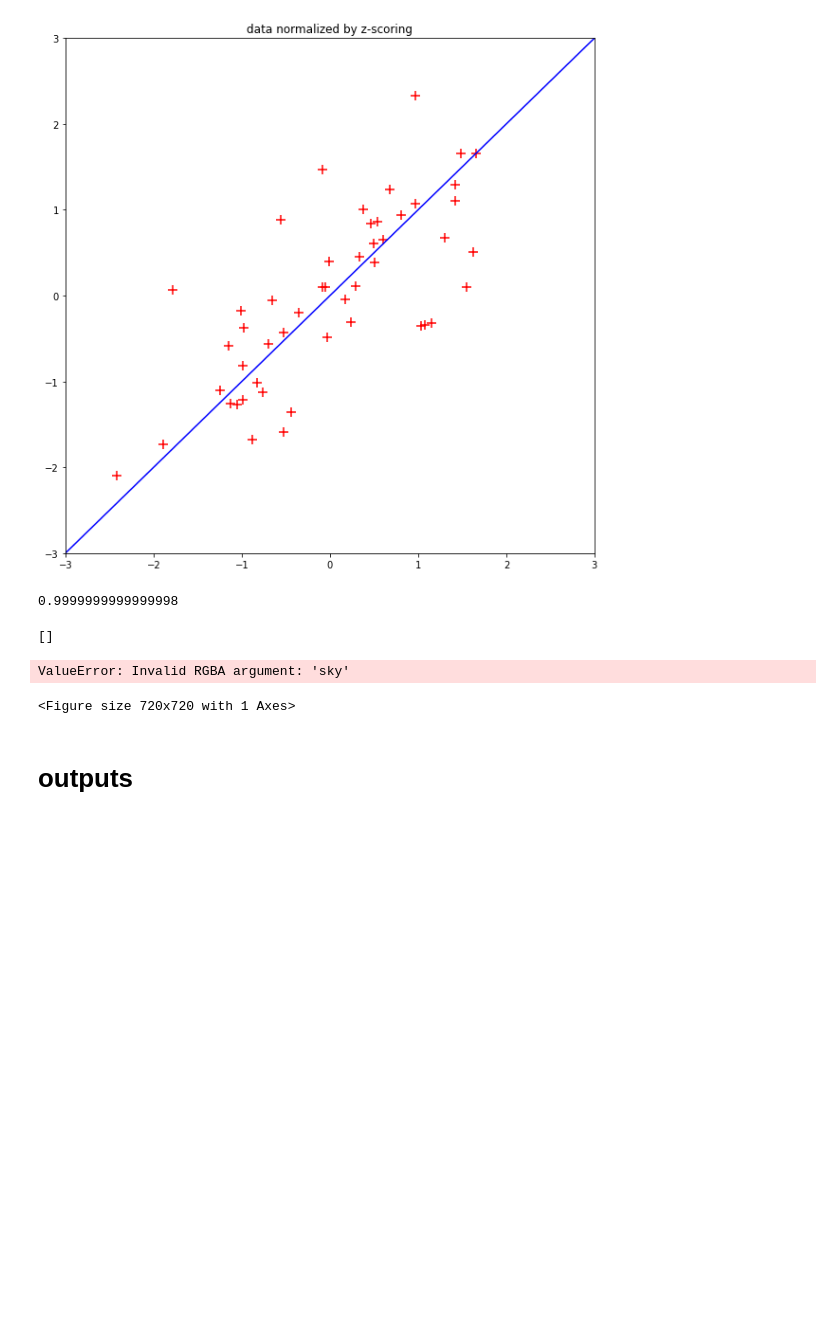
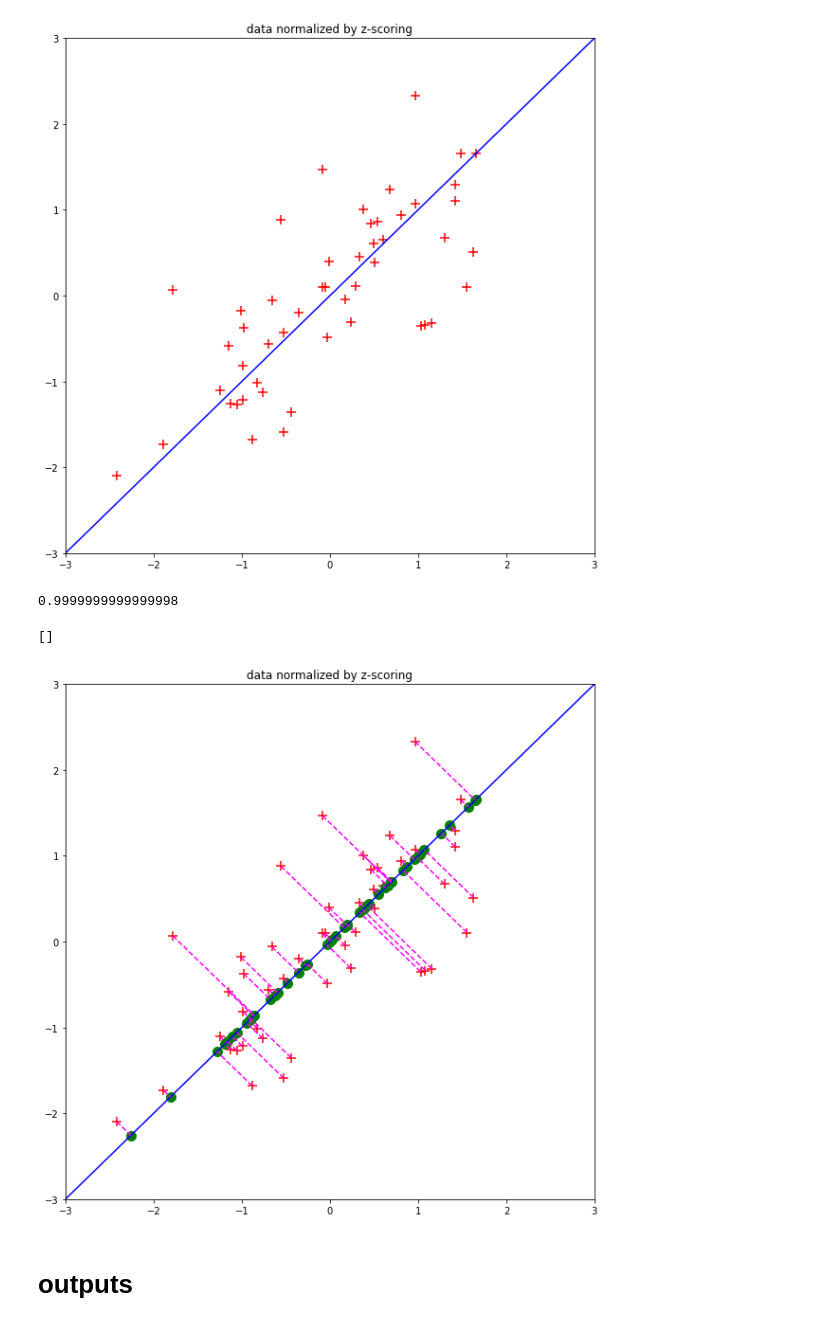
Before and after one commit to ehehehe95/Implementing-Basic-ML-techniques, a Jupyter notebook: 8/assignment-08.ipynb, the cells around one changed output. Saved outputs shown, nothing was run; the diff lists cells and outputs as text; code cells hidden in the pictures; blank space fills up the shorter version.

```diff
--- a/8/assignment-08.ipynb
+++ b/8/assignment-08.ipynb
@@ -108,19 +108,18 @@ projected_first = compute_projection(z,first)
 # %%
 
 plt.figure(1,figsize=(10,10))
 plt.xlim((-3,3))
 plt.ylim((-3,3))
 plt.scatter(xn,yn,c="red",marker="+",s=100)
 plt.plot(x_axis,x_axis*principle_axis[0,0]/principle_axis[1,0],c="blue")
 plt.scatter(projected_first[:,0],projected_first[:,1],c="green",s=100)
 for i in range(len(x)):
-    plt.plot([xn[i],projected_first[i,0]],[yn[i],projected_first[i,1]],c="blue",linestyle-)
+    plt.plot([xn[i],projected_first[i,0]],[yn[i],projected_first[i,1]],c="magenta",linestyle = '--')
 plt.title("data normalized by z-scoring")
 plt.plot()
 # %% [output]
 []
-ValueError: Invalid RGBA argument: 'sky'
-<Figure size 720x720 with 1 Axes>
+[figure, added]
 # %% [markdown]
 # outputs
 # %% [markdown]
```
Also changed, not shown: parts of 1 cell of this notebook.
